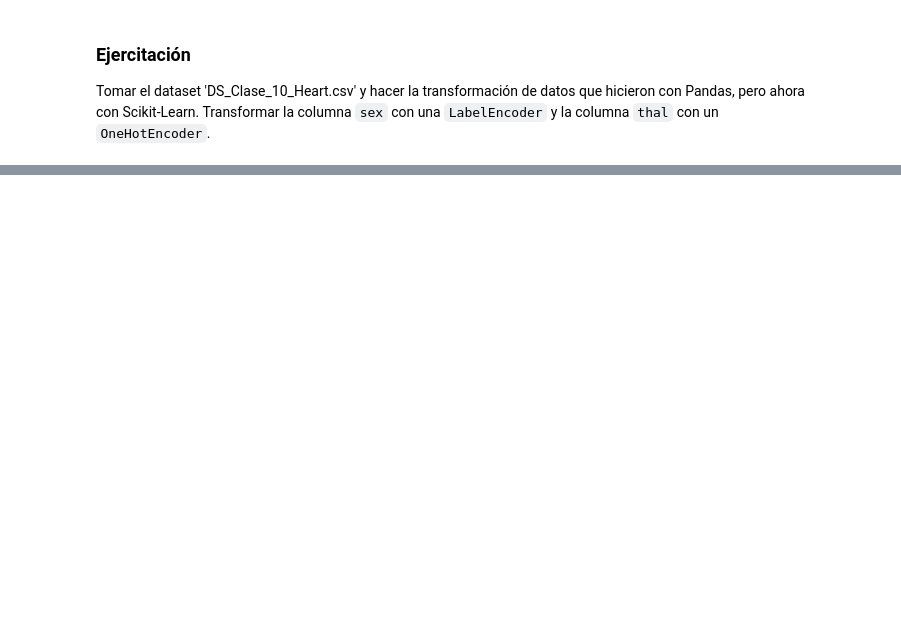
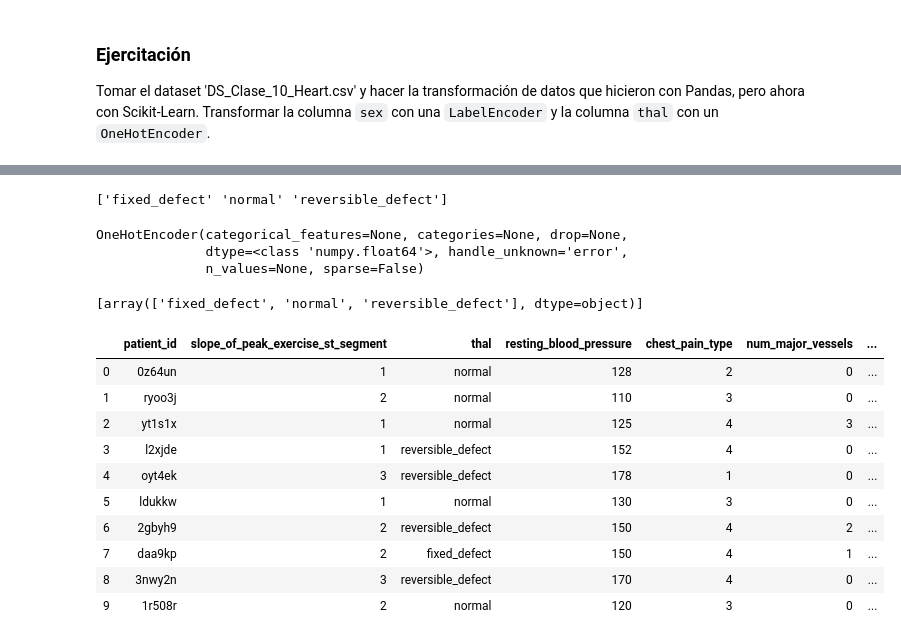
Before and after one commit to catrielzz/Acamica, a Jupyter notebook: DsClases/DS_Clase_12_TDD_Scikit.ipynb, the cells around one changed output, grey strips where cells are left out. Cells and saved outputs as stored; diff of their text form; code cells hidden in the pictures; blank space fills up the shorter version.

```diff
--- a/DsClases/DS_Clase_12_TDD_Scikit.ipynb
+++ b/DsClases/DS_Clase_12_TDD_Scikit.ipynb
@@ -207,0 +227,2 @@ Tomar el dataset 'DS_Clase_10_Heart.csv' y hacer la transformación de datos que
+# %%
+heart_df.sex = le.fit_transform(heart_df.sex)
@@ -207,0 +238,34 @@ Tomar el dataset 'DS_Clase_10_Heart.csv' y hacer la transformación de datos que
+# %%
+thal_ej = heart_df.thal.values.reshape(-1,1)
+print(np.unique(thal_ej))
+# %% [output]
+['fixed_defect' 'normal' 'reversible_defect']
+# %%
+onehot_encoder.fit(thal_ej)
+# %% [output]
+OneHotEncoder(categorical_features=None, categories=None, drop=None,
+              dtype=<class 'numpy.float64'>, handle_unknown='error',
+              n_values=None, sparse=False)
+# %%
+onehot_encoder.categories_
+# %% [output]
+[array(['fixed_defect', 'normal', 'reversible_defect'], dtype=object)]
+# %%
+thal_encoded = onehot_encoder.transform(thal_ej)
+# %%
+heart_df['fixed_defect'] = thal_encoded[:,0]
+heart_df['normal'] = thal_encoded[:,1]
+heart_df['reversible_defect'] = thal_encoded[:,2]
+heart_df.head(10)
+# %% [output]
+|  | patient_id | slope_of_peak_exercise_st_segment | thal | resting_blood_pressure | chest_pain_type | num_major_vessels | ... |
+| 0 | 0z64un | 1 | normal | 128 | 2 | 0 | ... |
+| 1 | ryoo3j | 2 | normal | 110 | 3 | 0 | ... |
+| 2 | yt1s1x | 1 | normal | 125 | 4 | 3 | ... |
+| 3 | l2xjde | 1 | reversible_defect | 152 | 4 | 0 | ... |
+| 4 | oyt4ek | 3 | reversible_defect | 178 | 1 | 0 | ... |
+| 5 | ldukkw | 1 | normal | 130 | 3 | 0 | ... |
+| 6 | 2gbyh9 | 2 | reversible_defect | 150 | 4 | 2 | ... |
+| 7 | daa9kp | 2 | fixed_defect | 150 | 4 | 1 | ... |
+| 8 | 3nwy2n | 3 | reversible_defect | 170 | 4 | 0 | ... |
+| 9 | 1r508r | 2 | normal | 120 | 3 | 0 | ... |
```
Also changed, not shown: parts of 4 cells of this notebook, 11 other files.
